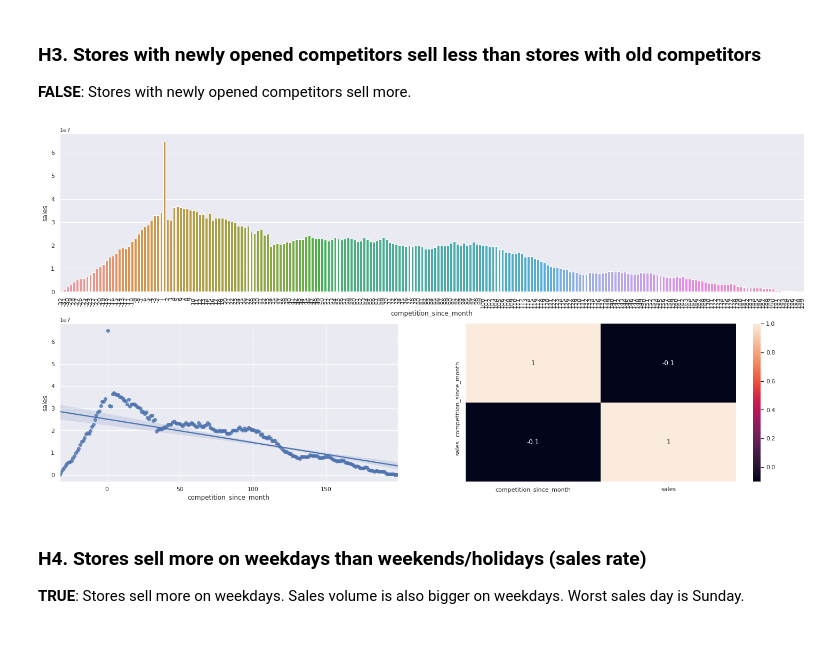
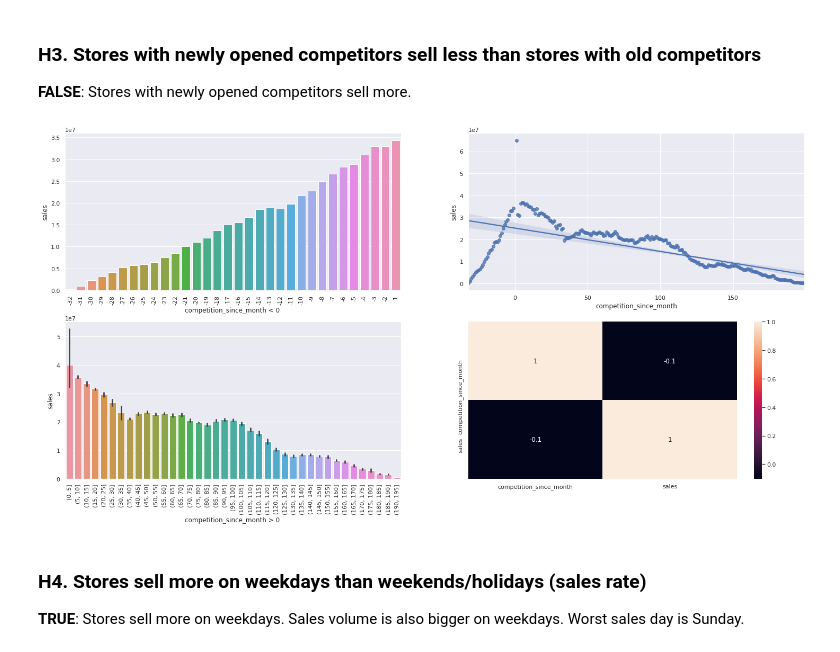
Before and after one commit to alanmaehara/Sales-Prediction, a Jupyter notebook: notebooks/cycle02_rossmann_sales_prediction.ipynb, the cells around one changed output. Drawn from its saved outputs; the diff is of its cells as text; code cells hidden in the pictures.

```diff
--- a/notebooks/cycle02_rossmann_sales_prediction.ipynb
+++ b/notebooks/cycle02_rossmann_sales_prediction.ipynb
@@ -1353,20 +1364,31 @@ plt.show()
 **FALSE**: Stores with newly opened competitors sell more.
 # %%
 grid = GridSpec( 2, 2 )
+aux1 = df4_train[['competition_since_month', 'sales']].groupby('competition_since_month').sum().reset_index()
 
-plt.subplot(grid[0,:])
-aux1 = df4_train[['competition_since_month', 'sales']].groupby('competition_since_month').sum().reset_index()
-aux2 = aux1[(aux1['competition_since_month'] != 0) & (aux1['competition_since_month'] < 200)]
-sns.barplot(x = 'competition_since_month', y = 'sales', data = aux2);
+
+plt.subplot(grid[0,0])
+aux3 = aux1[(aux1['competition_since_month'] != 0) & (aux1['competition_since_month'] < 0)]
+sns.barplot(x = 'competition_since_month', y = 'sales', data = aux3);
 plt.xticks(rotation = 90);
+plt.xlabel("competition_since_month < 0 ")
+
+plt.subplot(grid[0,1])
+aux4 = aux1[(aux1['competition_since_month'] != 0) & (aux1['competition_since_month'] < 200)]
+sns.regplot(x = 'competition_since_month', y = 'sales', data = aux4);
 
 plt.subplot(grid[1,0])
-sns.regplot(x = 'competition_since_month', y = 'sales', data = aux2)
+bins = list(np.arange(0,200, 5))
+aux2 = aux1[(aux1['competition_since_month'] != 0) & (aux1['competition_since_month'] > 0) & (aux1['competition_since_month'] < 200)]
+aux2['competition_since_month_binned'] = pd.cut(aux2['competition_since_month'], bins = bins)
+sns.barplot(x = 'competition_since_month_binned', y = 'sales', data = aux2);
+plt.xticks(rotation = 90);
+plt.xlabel("competition_since_month > 0 ")
 
 plt.subplot(grid[1,1])
 sns.heatmap(aux1.corr(), annot = True);
 # %% [output]
-[figure, old version]
+[figure, new version]
 # %% [markdown]
 ### **H4.**  Stores sell more on weekdays than weekends/holidays (sales rate)
 **TRUE**: Stores sell more on weekdays. Sales volume is also bigger on weekdays. Worst sales day is Sunday.
```
Also changed, not shown: parts of 7 cells of this notebook, 37 other files.
